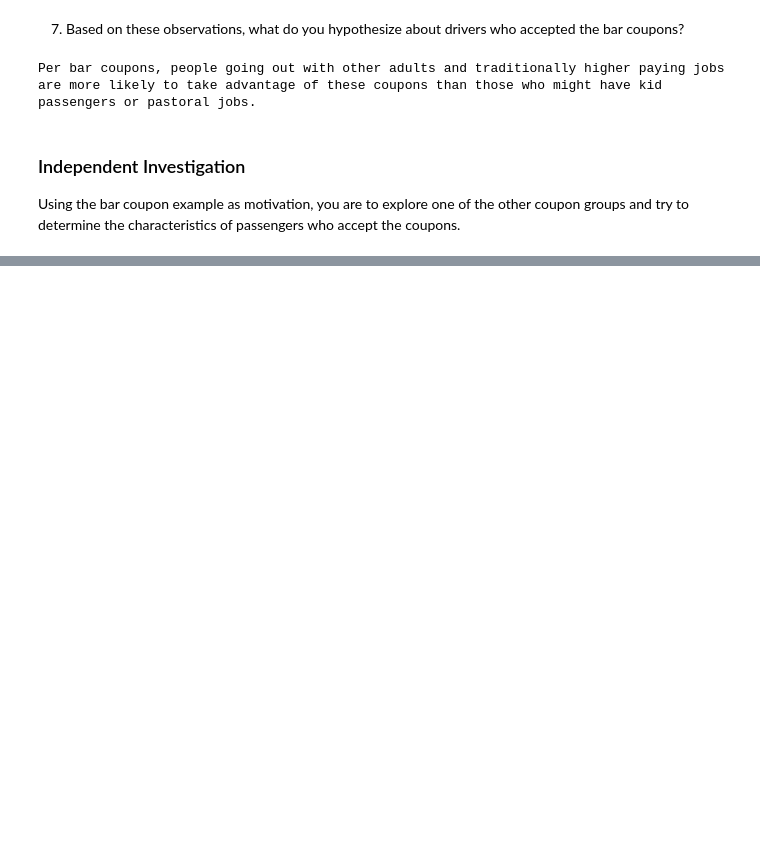
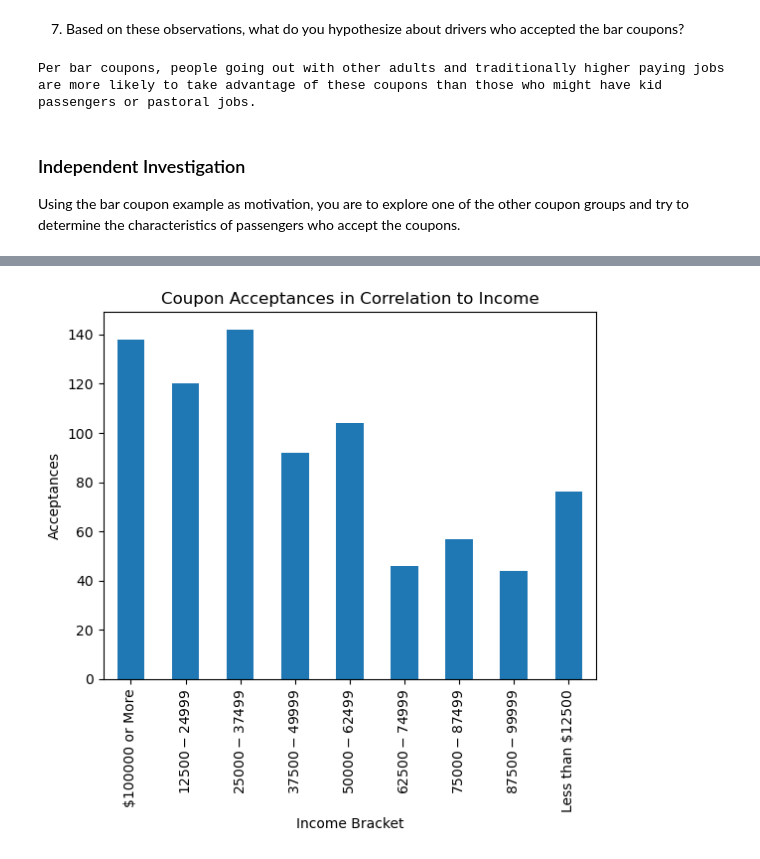
Before and after one commit to peanutenthusiast/legendary-falafel, a Jupyter notebook: prompt.ipynb, the cells around one changed output, grey strips where cells are left out. Cells and saved outputs as stored; diff of their text form; code cells hidden in the pictures; blank space fills up the shorter version.

```diff
--- a/prompt.ipynb
+++ b/prompt.ipynb
@@ -393,0 +417,11 @@ Using the bar coupon example as motivation, you are to explore one of the other
+# %%
+data_with_transformed_age.groupby('income')['Y'].sum().plot(kind='bar')
+
+plt.title('Coupon Acceptances in Correlation to Income')
+plt.ylabel('Acceptances')
+plt.xlabel('Income Bracket')
+
+plt.savefig('./images/coupon_acceptance_by_income_levels.png')
+plt.show()
+# %% [output]
+[figure, added]
```
Also changed, not shown: parts of 7 cells of this notebook, 4 other files.
